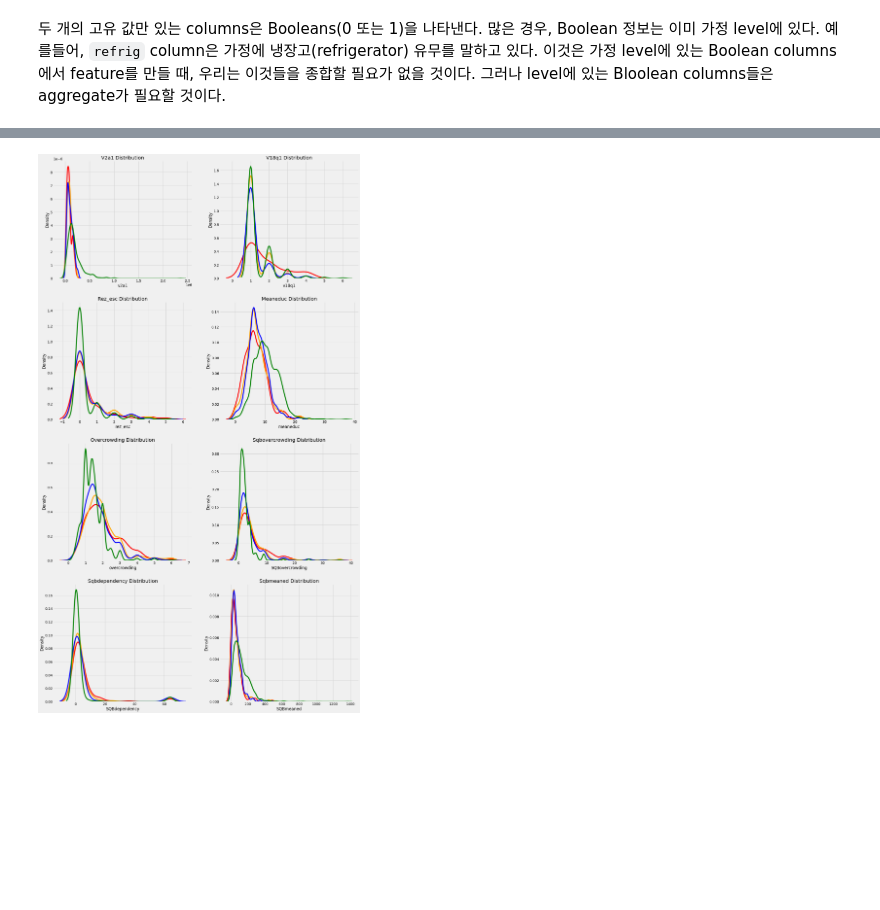
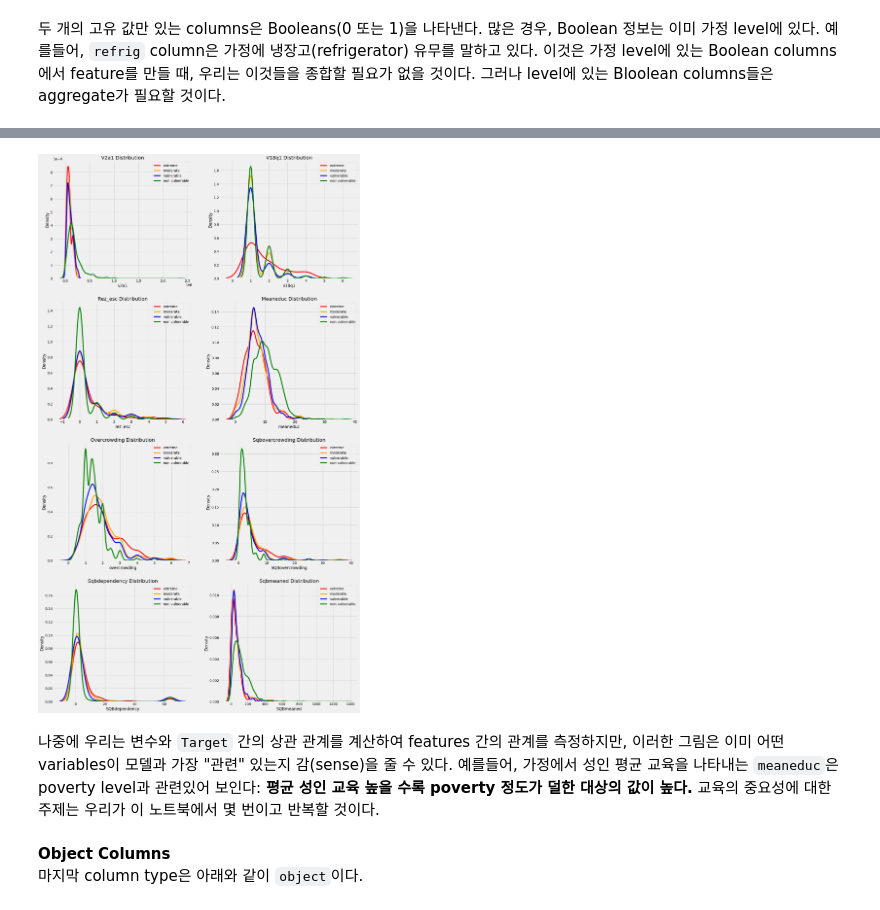
Before and after one commit to jsm9720/kaggle-study, a Jupyter notebook: Costa-Rican-Household-Poverty-Level-Prediction/A_Complete_Introduction_and_Walkthrough.ipynb, the cells around one changed output, grey strips where cells are left out. Saved outputs shown, nothing was run; the diff lists cells and outputs as text; code cells hidden in the pictures; blank space fills up the shorter version.

```diff
--- a/Costa-Rican-Household-Poverty-Level-Prediction/A_Complete_Introduction_and_Walkthrough.ipynb
+++ b/Costa-Rican-Household-Poverty-Level-Prediction/A_Complete_Introduction_and_Walkthrough.ipynb
@@ -156,28 +157,34 @@ Text(0.5, 1.0, 'Count of Unique Values in Integer Columns')
 # %%
 from collections import OrderedDict
 
 plt.figure(figsize = (20, 16))
 plt.style.use('fivethirtyeight')
 
 # color mapping
 colors = OrderedDict({1: 'red', 2: 'orange', 3: 'blue', 4: 'green'})
 poverty_mapping = OrderedDict({1: 'extreme', 2:'moderate', 3: 'vulnerable', 4: 'non vulnerable'})
 
 # Iterate through the float columns
 for i, col in enumerate(train.select_dtypes('float')):
     ax = plt.subplot(4, 2, i + 1)
     # Iterate through the poverty levels
     for poverty_level, color in colors.items():
         # Plot ezch poverty levle as a separate line
         sns.kdeplot(train.loc[train['Target'] == poverty_level, col].dropna(),
                    ax = ax,
                    color = color,
                    label = poverty_mapping[poverty_level])
 
     plt.title(f'{col.capitalize()} Distribution')
     plt.xlabel(f'{col}')
     plt.ylabel('Density')
+    plt.legend()
 
 plt.subplots_adjust(top = 2)
 # %% [output]
-[figure, old version]
+[figure, new version]
+# %% [markdown]
+나중에 우리는 변수와 `Target` 간의 상관 관계를 계산하여 features 간의 관계를 측정하지만, 이러한 그림은 이미 어떤 variables이 모델과 가장 "관련" 있는지 감(sense)을 줄 수 있다. 예를들어, 가정에서 성인 평균 교육을 나타내는 `meaneduc`은  poverty level과 관련있어 보인다: **평균 성인 교육 높을 수록 poverty 정도가 덜한 대상의 값이 높다.** 교육의 중요성에 대한 주제는 우리가 이 노트북에서 몇 번이고 반복할 것이다.
+# %% [markdown]
+**Object Columns**
+마지막 column type은 아래와 같이 `object`이다.
```
Also changed, not shown: parts of 211 cells of this notebook.
